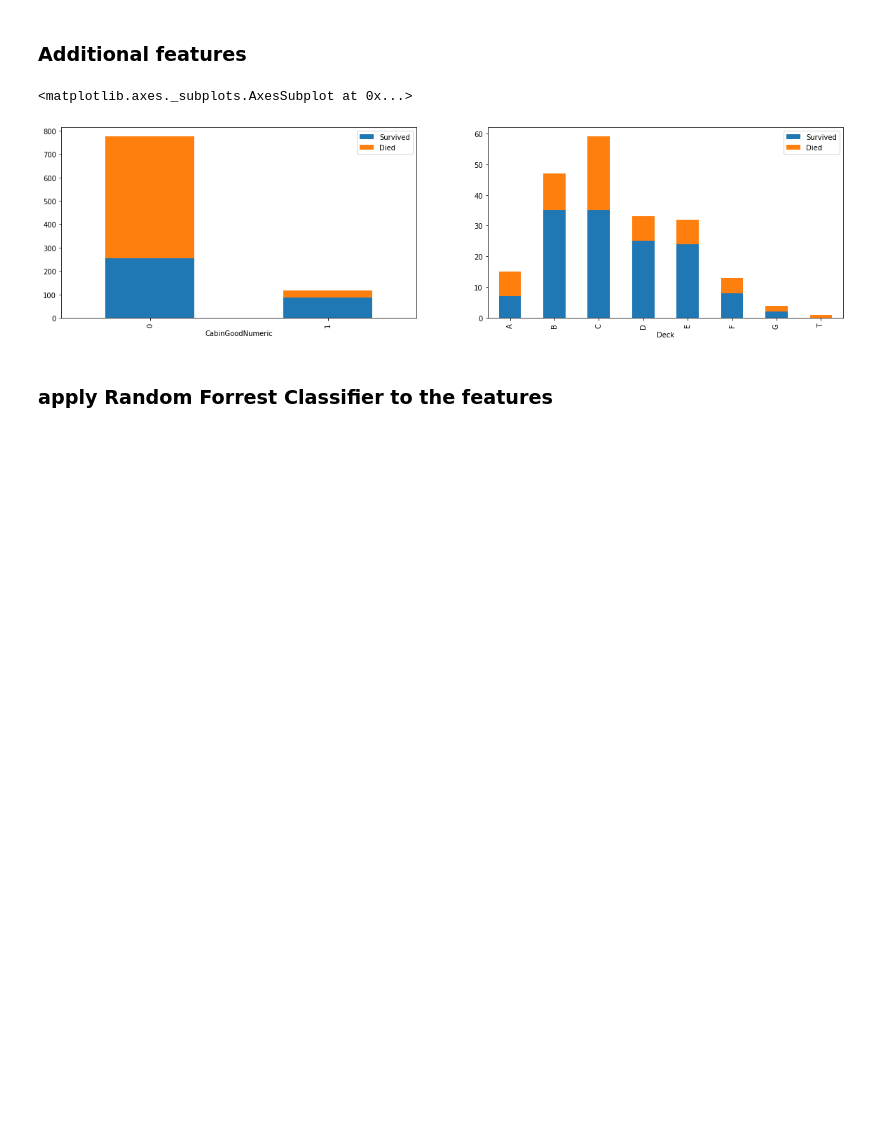
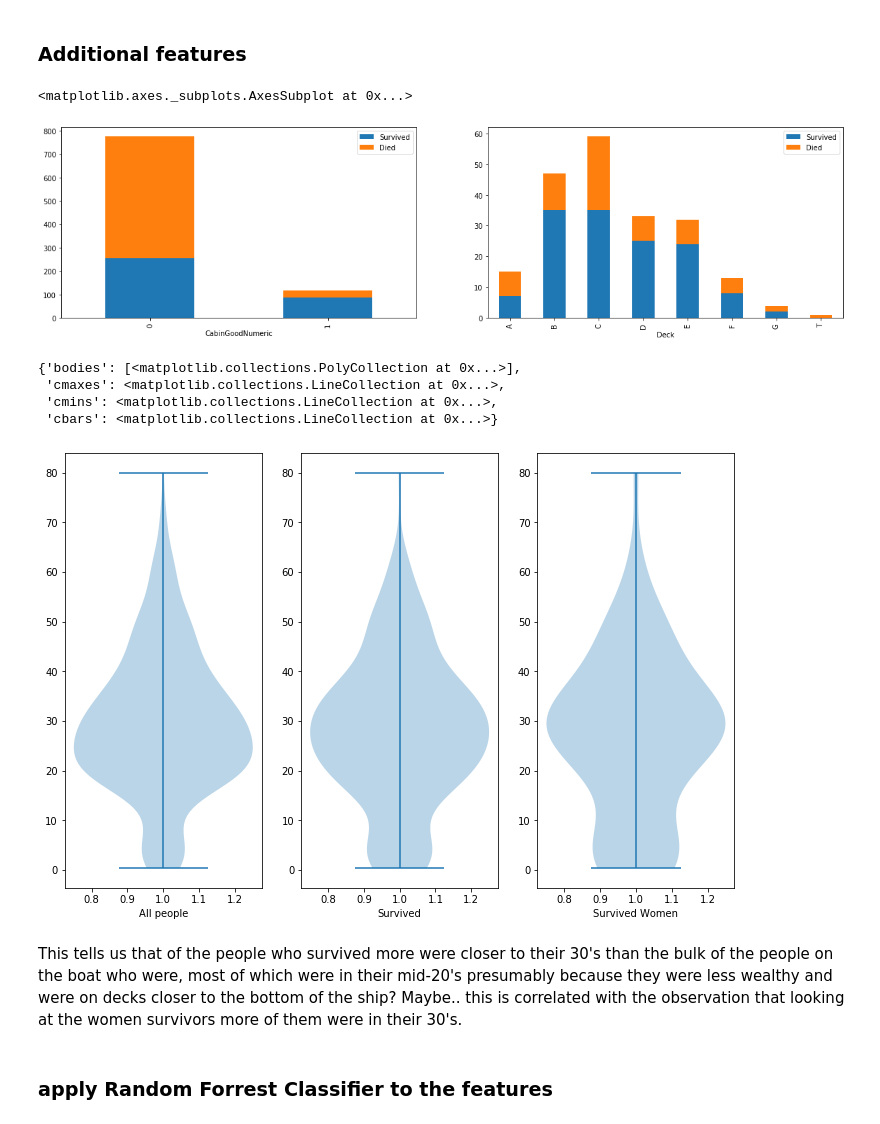
Before and after one commit to osofariu/titanic, a Jupyter notebook: titanic_kernel_ovi.ipynb, the cells around one changed output. Cells and saved outputs as stored; diff of their text form; code cells hidden in the pictures; blank space fills up the shorter version.

```diff
--- a/titanic_kernel_ovi.ipynb
+++ b/titanic_kernel_ovi.ipynb
@@ -231,6 +233,24 @@ t_train_orig[t_train_orig['Deck'] != 'U'].groupby('Deck').agg('sum')[['Survived'
 # %% [output]
 <matplotlib.axes._subplots.AxesSubplot at 0x...>
 [figure]
+# %%
+#plt.style.use('fivethirtyeight') # using the fivethirtyeight matplotlib theme
+f, ax = plt.subplots(1, 3, sharex='col', figsize=(12,8))
+age_data = t_train[['Age', 'SexNumeric', 'Survived']].dropna()
+ax[0].set_xlabel('All people')
+ax[0].violinplot(dataset=age_data['Age'])
+ax[1].set_xlabel('Survived')
+ax[1].violinplot(dataset=age_data[age_data['Survived'] == 1]['Age'])
+ax[2].set_xlabel('Survived Women')
+ax[2].violinplot(dataset=age_data[(age_data['Survived'] == 1) & (age_data['SexNumeric'] == 0)]['Age'])
+# %% [output]
+{'bodies': [<matplotlib.collections.PolyCollection at 0x...>],
+ 'cmaxes': <matplotlib.collections.LineCollection at 0x...>,
+ 'cmins': <matplotlib.collections.LineCollection at 0x...>,
+ 'cbars': <matplotlib.collections.LineCollection at 0x...>}
+[figure, added]
+# %% [markdown]
+This tells us that of the people who survived more were closer to their 30's than the bulk of the people on the boat who were, most of which were in their mid-20's presumably because they were less wealthy and were on decks closer to the bottom of the ship?  Maybe.. this is correlated with the observation that looking at the women survivors more of them were in their 30's.
 # %% [markdown]
 ### apply Random Forrest Classifier to the features
 # %%
```
Also changed, not shown: parts of 8 cells of this notebook, 1 other file.
